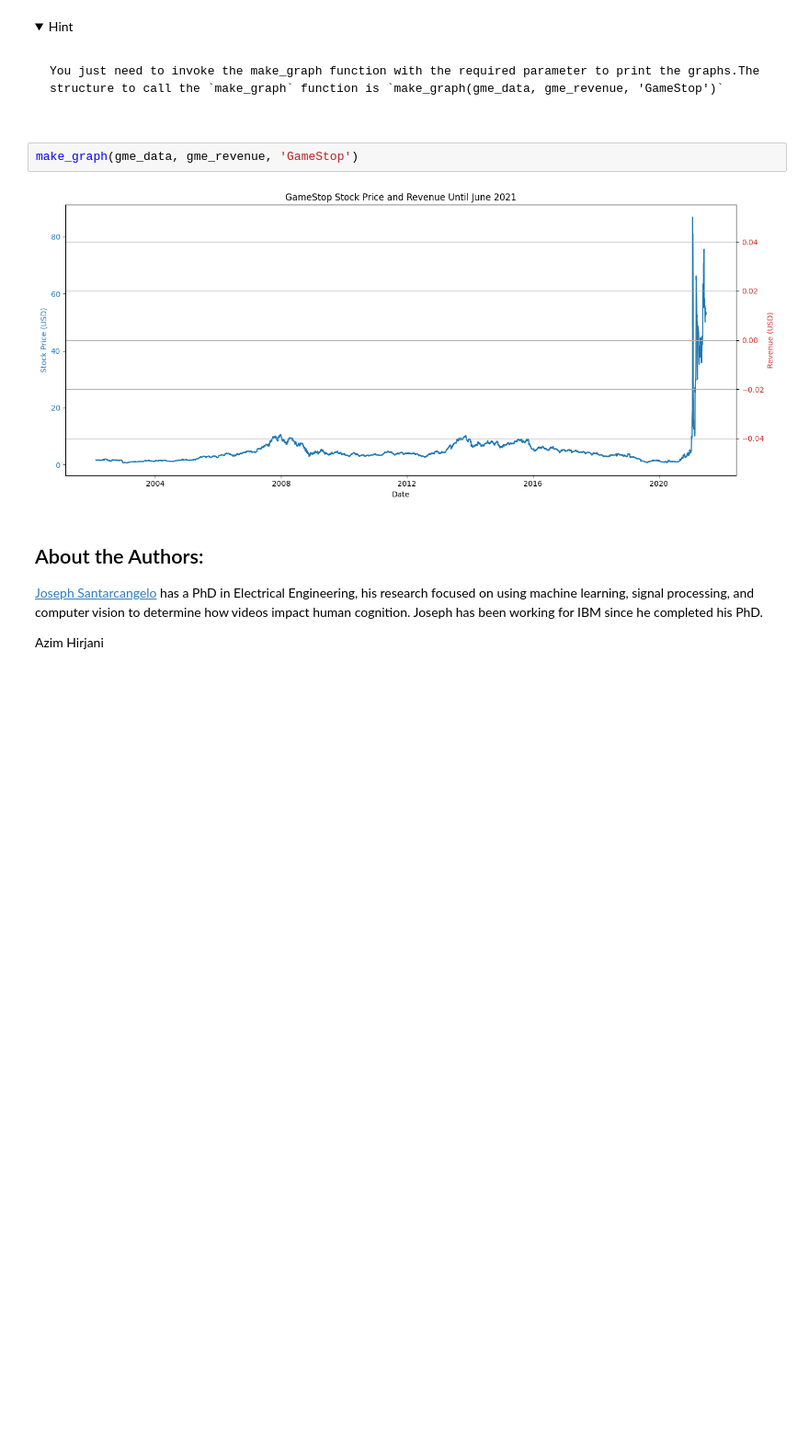
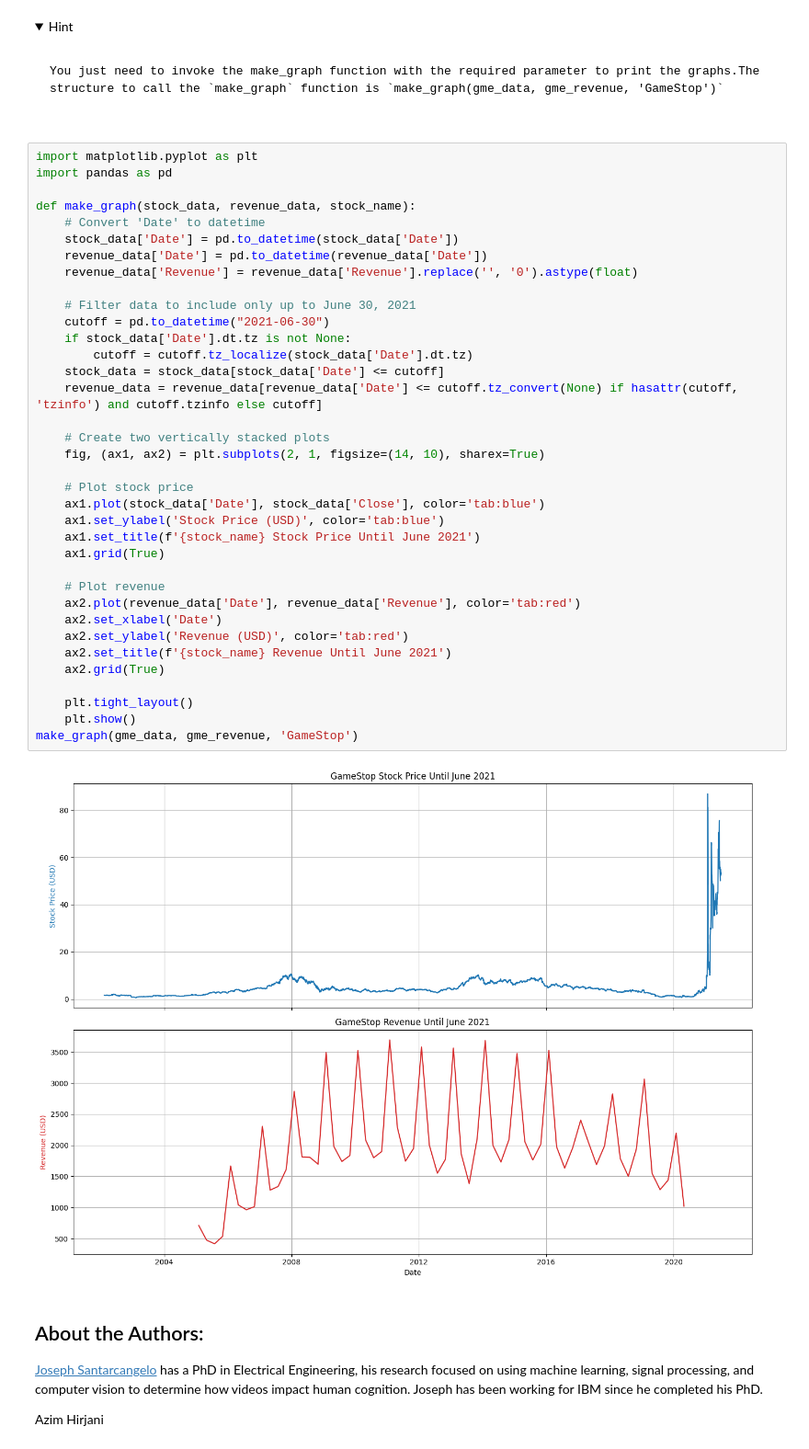
Before and after one commit to debbymerci/Coursera_Python_Project, a Jupyter notebook: Final_Assignment_YW_2025.ipynb, the cells around one changed output. Shown at 92% size. Cells and saved outputs as stored; diff of their text form; folded sections open; blank space fills up the shorter version.

```diff
--- a/Final_Assignment_YW_2025.ipynb
+++ b/Final_Assignment_YW_2025.ipynb
@@ -346,9 +347,43 @@ You just need to invoke the make_graph function with the required parameter to p
 
 </details>
 # %%
+import matplotlib.pyplot as plt
+import pandas as pd
+
+def make_graph(stock_data, revenue_data, stock_name):
+    # Convert 'Date' to datetime
+    stock_data['Date'] = pd.to_datetime(stock_data['Date'])
+    revenue_data['Date'] = pd.to_datetime(revenue_data['Date'])
+    revenue_data['Revenue'] = revenue_data['Revenue'].replace('', '0').astype(float)
+
+    # Filter data to include only up to June 30, 2021
+    cutoff = pd.to_datetime("2021-06-30")
+    if stock_data['Date'].dt.tz is not None:
+        cutoff = cutoff.tz_localize(stock_data['Date'].dt.tz)
+    stock_data = stock_data[stock_data['Date'] <= cutoff]
+    revenue_data = revenue_data[revenue_data['Date'] <= cutoff.tz_convert(None) if hasattr(cutoff, 'tzinfo') and cutoff.tzinfo else cutoff]
+
+    # Create two vertically stacked plots
+    fig, (ax1, ax2) = plt.subplots(2, 1, figsize=(14, 10), sharex=True)
+
+    # Plot stock price
+    ax1.plot(stock_data['Date'], stock_data['Close'], color='tab:blue')
+    ax1.set_ylabel('Stock Price (USD)', color='tab:blue')
+    ax1.set_title(f'{stock_name} Stock Price Until June 2021')
+    ax1.grid(True)
+
+    # Plot revenue
+    ax2.plot(revenue_data['Date'], revenue_data['Revenue'], color='tab:red')
+    ax2.set_xlabel('Date')
+    ax2.set_ylabel('Revenue (USD)', color='tab:red')
+    ax2.set_title(f'{stock_name} Revenue Until June 2021')
+    ax2.grid(True)
+
+    plt.tight_layout()
+    plt.show()
 make_graph(gme_data, gme_revenue, 'GameStop')
 # %% [output]
-[figure, old version]
+[figure, new version]
 # %% [markdown]
 <h2>About the Authors:</h2>
 
```
Also changed, not shown: parts of 2 cells of this notebook.
